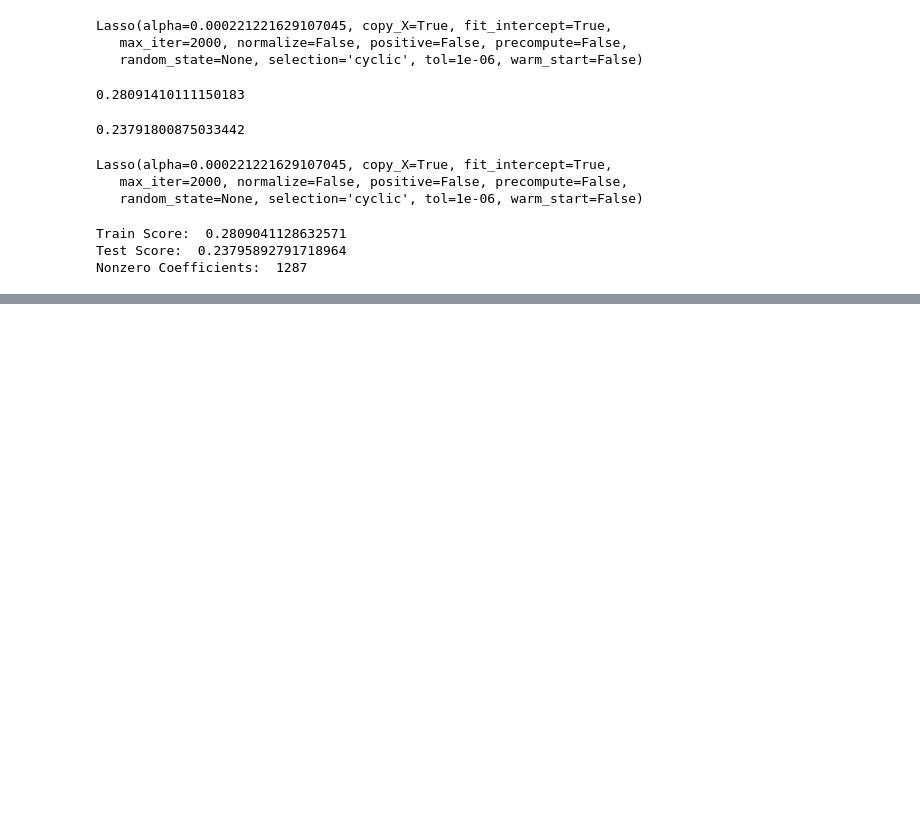
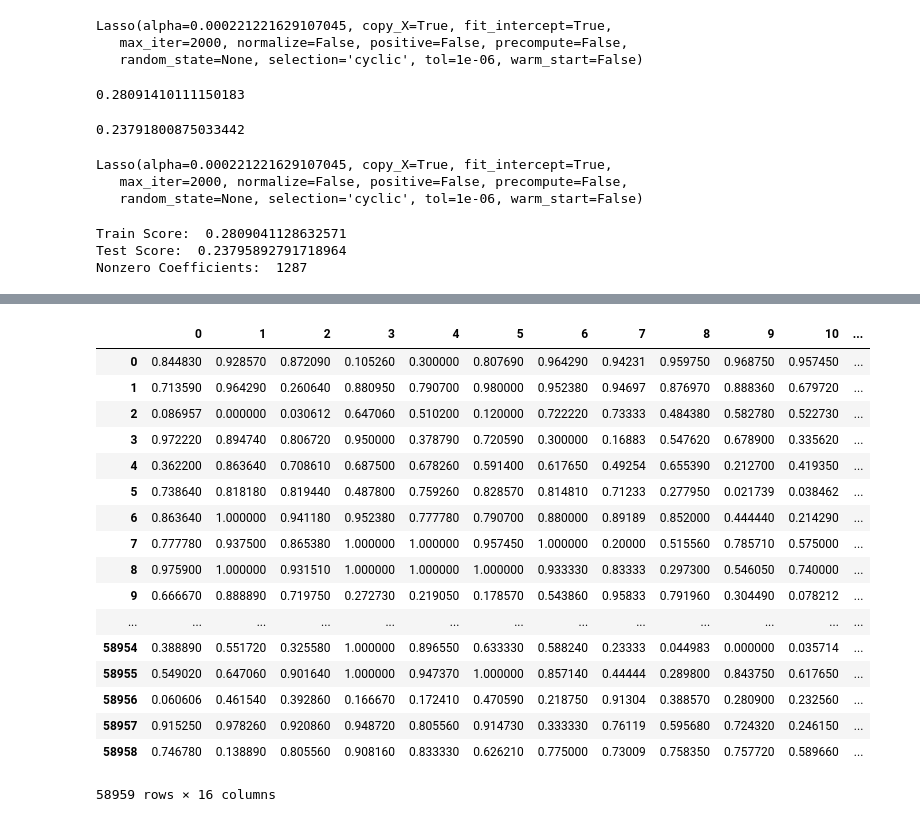
Before and after one commit to h5li/KmersNeuralNetwork, a Jupyter notebook: SklearnMLPRegressor.ipynb, the cells around one changed output, grey strips where cells are left out. Drawn from its saved outputs; the diff is of its cells as text; code cells hidden in the pictures; blank space fills up the shorter version.

```diff
--- a/SklearnMLPRegressor.ipynb
+++ b/SklearnMLPRegressor.ipynb
@@ -78,0 +97,23 @@ Nonzero Coefficients:  1287
+# %%
+train_methys = pd.read_csv('../../data/Mouse_DMRs_methylation_level.csv',header = None)
+# %%
+train_methys
+# %% [output]
+|  | 0 | 1 | 2 | 3 | 4 | 5 | 6 | 7 | 8 | 9 | 10 | ... |
+| 0 | 0.844830 | 0.928570 | 0.872090 | 0.105260 | 0.300000 | 0.807690 | 0.964290 | 0.94231 | 0.959750 | 0.968750 | 0.957450 | ... |
+| 1 | 0.713590 | 0.964290 | 0.260640 | 0.880950 | 0.790700 | 0.980000 | 0.952380 | 0.94697 | 0.876970 | 0.888360 | 0.679720 | ... |
+| 2 | 0.086957 | 0.000000 | 0.030612 | 0.647060 | 0.510200 | 0.120000 | 0.722220 | 0.73333 | 0.484380 | 0.582780 | 0.522730 | ... |
+| 3 | 0.972220 | 0.894740 | 0.806720 | 0.950000 | 0.378790 | 0.720590 | 0.300000 | 0.16883 | 0.547620 | 0.678900 | 0.335620 | ... |
+| 4 | 0.362200 | 0.863640 | 0.708610 | 0.687500 | 0.678260 | 0.591400 | 0.617650 | 0.49254 | 0.655390 | 0.212700 | 0.419350 | ... |
+| 5 | 0.738640 | 0.818180 | 0.819440 | 0.487800 | 0.759260 | 0.828570 | 0.814810 | 0.71233 | 0.277950 | 0.021739 | 0.038462 | ... |
+| 6 | 0.863640 | 1.000000 | 0.941180 | 0.952380 | 0.777780 | 0.790700 | 0.880000 | 0.89189 | 0.852000 | 0.444440 | 0.214290 | ... |
+| 7 | 0.777780 | 0.937500 | 0.865380 | 1.000000 | 1.000000 | 0.957450 | 1.000000 | 0.20000 | 0.515560 | 0.785710 | 0.575000 | ... |
+| 8 | 0.975900 | 1.000000 | 0.931510 | 1.000000 | 1.000000 | 1.000000 | 0.933330 | 0.83333 | 0.297300 | 0.546050 | 0.740000 | ... |
+| 9 | 0.666670 | 0.888890 | 0.719750 | 0.272730 | 0.219050 | 0.178570 | 0.543860 | 0.95833 | 0.791960 | 0.304490 | 0.078212 | ... |
+| ... | ... | ... | ... | ... | ... | ... | ... | ... | ... | ... | ... | ... |
+| 58954 | 0.388890 | 0.551720 | 0.325580 | 1.000000 | 0.896550 | 0.633330 | 0.588240 | 0.23333 | 0.044983 | 0.000000 | 0.035714 | ... |
+| 58955 | 0.549020 | 0.647060 | 0.901640 | 1.000000 | 0.947370 | 1.000000 | 0.857140 | 0.44444 | 0.289800 | 0.843750 | 0.617650 | ... |
+| 58956 | 0.060606 | 0.461540 | 0.392860 | 0.166670 | 0.172410 | 0.470590 | 0.218750 | 0.91304 | 0.388570 | 0.280900 | 0.232560 | ... |
+| 58957 | 0.915250 | 0.978260 | 0.920860 | 0.948720 | 0.805560 | 0.914730 | 0.333330 | 0.76119 | 0.595680 | 0.724320 | 0.246150 | ... |
+| 58958 | 0.746780 | 0.138890 | 0.805560 | 0.908160 | 0.833330 | 0.626210 | 0.775000 | 0.73009 | 0.758350 | 0.757720 | 0.589660 | ... |
+58959 rows × 16 columns
```
Also changed, not shown: parts of 5 cells of this notebook, 4 other files.
